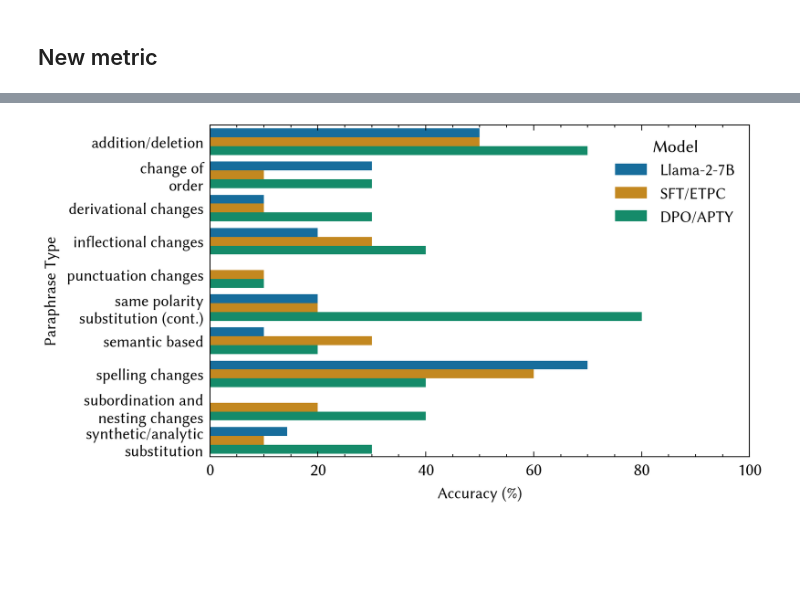
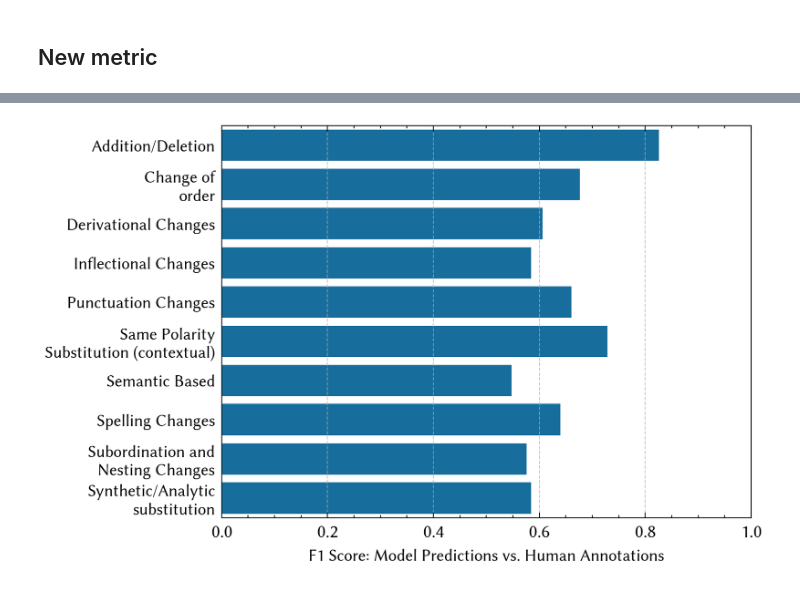
Before and after one commit to cluebbers/dpo-rlhf-paraphrase-types, a Jupyter notebook: notebooks/plots.ipynb, the cells around one changed output, grey strips where cells are left out. Cells and saved outputs as stored; diff of their text form; code cells hidden in the pictures; blank space fills up the shorter version.

```diff
--- a/notebooks/plots.ipynb
+++ b/notebooks/plots.ipynb
@@ -333,25 +368,15 @@ plt.show()
 # %%
 classification_data = pd.read_csv('/home/slim/dpo-rhlf-paraphrase-types/out/cls-models/deberta-base_qqp_pd_ptd_results_hyperclass_20241024_161522.csv', skiprows=14)
 
-def add_line_breaks(text, n=2):
-    # Add a custom line break for "synthetic/analytic substitution"
-    if text == "synthetic/analytic substitution":
-        return "synthetic/analytic\nsubstitution"
-    if text == "same polarity substitution (contextual)":
-        return "same polarity\nsubstitution (cont.)"
-
-    # Otherwise, split the text into words and add line breaks every `n` words
-    words = text.split(' ')
-    lines = [' '.join(words[i:i + n]) for i in range(0, len(words), n)]
-    return '\n'.join(lines)
-
+classification_data['Paraphrase Type'] = classification_data['Paraphrase Type'].map(PARAPHRASE_TYPE_MAPPING).fillna(classification_data['Paraphrase Type'])
 classification_data['Paraphrase Type'] = classification_data['Paraphrase Type'].apply(lambda x: add_line_breaks(x, n=2))
 
 # Extract F1 scores for each paraphrase type, excluding rows like 'micro avg', 'macro avg', etc.
 paraphrase_f1_scores = classification_data[~classification_data['Paraphrase Type'].str.contains('avg')]
+paraphrase_f1_scores = paraphrase_f1_scores.sort_values(by='Paraphrase Type', ascending=False)
 
 # Create the plot
-fig, ax = plt.subplots(figsize=(width1, height1), dpi=300)
+fig, ax = plt.subplots(figsize=(width1, height1), dpi=300, constrained_layout=True)
 plt.style.use(['science', 'no-latex'])
 sns.set_palette("colorblind")
 rcParams['font.family'] = 'sans-serif'
@@ -361,6 +386,7 @@ plt.barh(paraphrase_f1_scores['Paraphrase Type'], paraphrase_f1_scores['F1-score
 
 plt.xlabel('F1 Score', fontsize=9)
 ax.tick_params(axis='x', which='both', labelsize=9)  # Set x-axis labels to size
+plt.xlim(0, 1)
 
 plt.grid(axis='x', linestyle='--', alpha=0.7)
 
@@ -598,72 +503,37 @@ df_results
 # %%
-# Melt the DataFrame to have a suitable format for plotting
-df_melted = df_results.melt(
-    id_vars=['Model'],
-    value_vars=[f"{ptype} accuracy" for ptype in TOP_10_PARAPHRASE_TYPES],
-    var_name='Paraphrase Type',
-    value_name='Accuracy'
-)
-df_melted['Paraphrase Type'] = df_melted['Paraphrase Type'].str.replace(" accuracy", "")
+df_results['Paraphrase Type'] = df_results['Paraphrase Type'].map(PARAPHRASE_TYPE_MAPPING).fillna(df_results['Paraphrase Type'])
 
-def add_line_breaks(text, n=2):
-    # Add a custom line break for "synthetic/analytic substitution"
-    if text == "syntheticanalytic substitution":
-        return "synthetic/analytic\nsubstitution"
-    if text == "same polarity substitution (contextual)":
-        return "same polarity\nsubstitution (cont.)"
-    if text == "additiondeletion":
-        return "addition/deletion"
-
-    # Otherwise, split the text into words and add line breaks every `n` words
-    words = text.split(' ')
-    lines = [' '.join(words[i:i + n]) for i in range(0, len(words), n)]
-    return '\n'.join(lines)
-
-df_melted['Paraphrase Type'] = df_melted['Paraphrase Type'].apply(lambda x: add_line_breaks(x, n=2))
-
-
-# Define the mapping for model names
-model_rename_mapping = {
-    "base_model": "Llama-2-7B",
-    "etpc_model": "SFT/ETPC",
-    "dpo_model": "DPO/APTY"
-}
-
-# Rename the models in the 'Model' column using the mapping
-df_melted['Model'] = df_melted['Model'].replace(model_rename_mapping)
+df_results['Paraphrase Type'] = df_results['Paraphrase Type'].apply(lambda x: add_line_breaks(x, n=2))
+df_results = df_results.sort_values(by='Paraphrase Type')
 
 # Create a bar plot
-fig, ax = plt.subplots(figsize=(width1, height1), dpi=300)
+fig, ax = plt.subplots(figsize=(width1, height1), dpi=300, constrained_layout=True)
 plt.style.use(['science', 'no-latex'])
 sns.set_palette("colorblind")
 rcParams['font.family'] = 'sans-serif'
 rcParams['font.sans-serif'] = ['Linux Biolinum O', 'Linux Biolinum', 'Biolinum']
 
 # Create the bar plot with updated model names
 sns.barplot(
-    data=df_melted,
+    data=df_results,
     y='Paraphrase Type',
-    x='Accuracy',
-    hue='Model'
+    x='F1 Score',
 )
 
 # Customize the plot
-plt.ylabel('Paraphrase Type', fontsize=9)
+ax.set_ylabel('')
 ax.tick_params(axis='y', which='both', left=False, right=False, labelsize=9)  # Remove tick marks on the y-axis
-plt.xlabel('Accuracy (%)', fontsize=9)
-plt.xlim(0, 100)
-plt.legend(
-    title='Model',
-    fontsize=9,
-    #bbox_to_anchor=(0.7, 0.7),  # Move it to the right and down a bit
-    #loc='center left',  # Align it to the center-left relative to the anchor
-)
+plt.xlabel('F1 Score: Model Predictions vs. Human Annotations', fontsize=9)
+plt.xlim(0, 1)
 plt.yticks(fontsize=9)
 
+plt.grid(axis='x', linestyle='--', alpha=0.7)
+
+
 output_path = os.path.join(output_dir, "new_types.pdf")
-plt.savefig(output_path, dpi=300)
+plt.savefig(output_path,dpi=300)
 
 # Show the plot
 plt.show()
 # %% [output]
-[figure, old version]
+[figure, new version]
```
Also changed, not shown: parts of 8 cells of this notebook.
